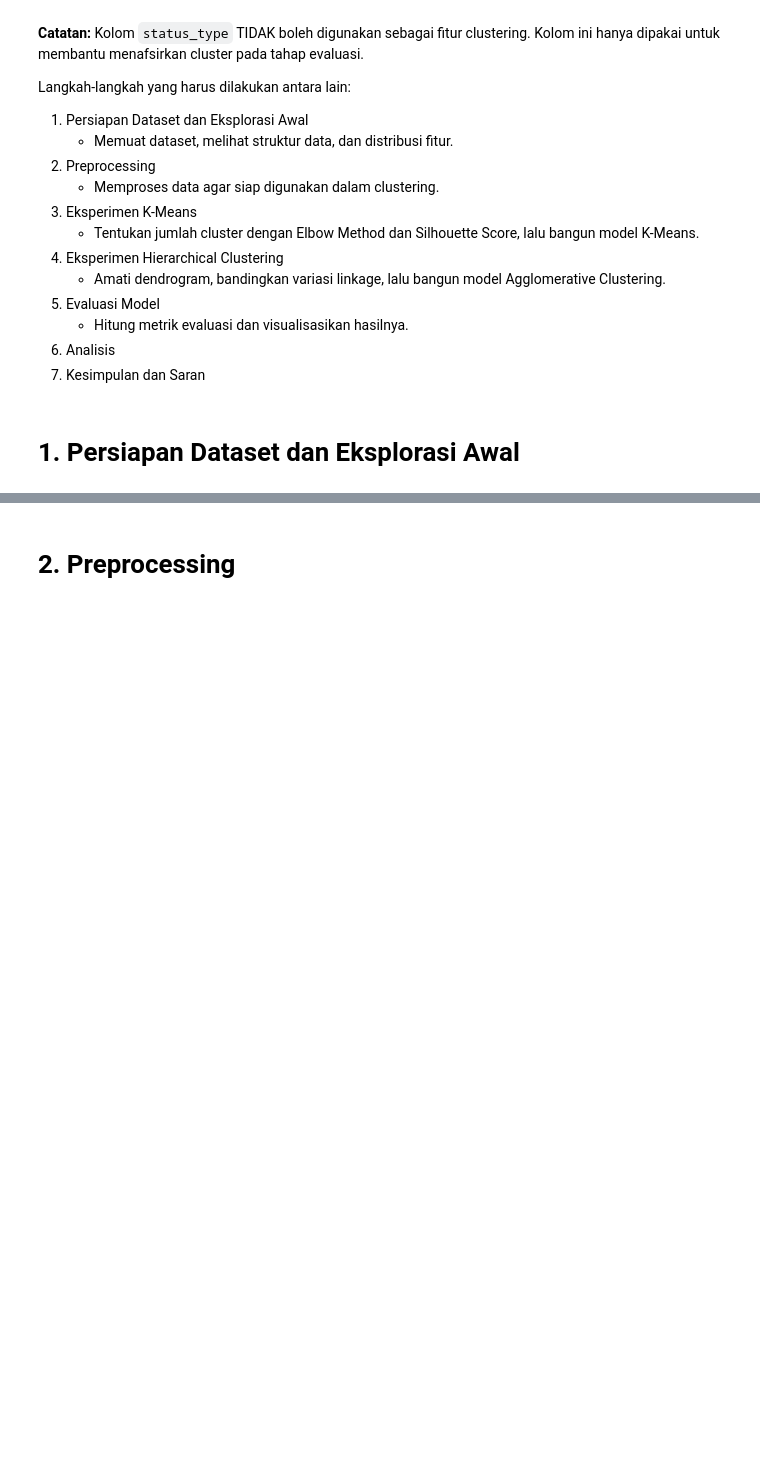
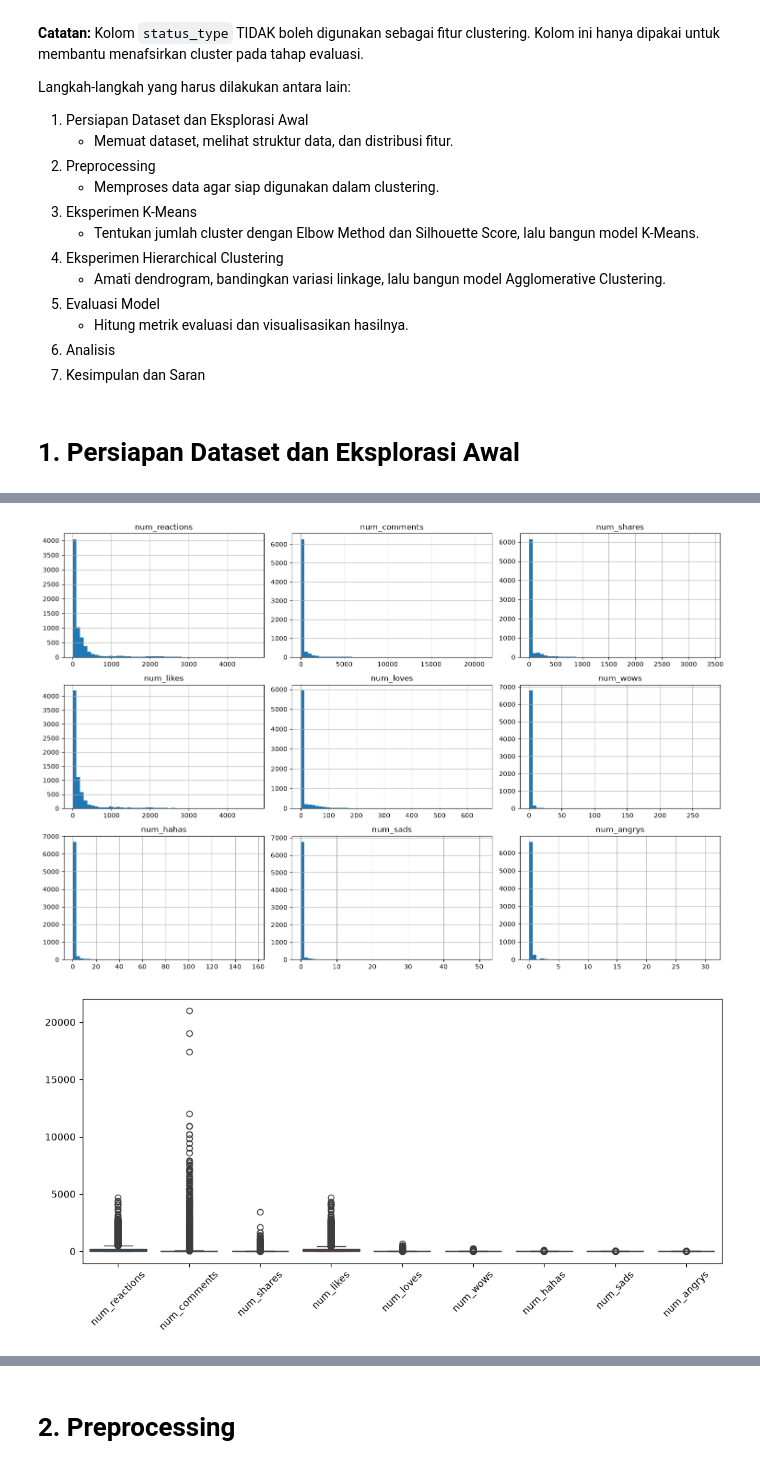
Before and after one commit to Bima-031/Modul-ML-Praktikum, a Jupyter notebook: 6. KMeans_Hierarchical Clustering/5054251031_KMeans_HC.ipynb, the cells around one changed output, grey strips where cells are left out. Cells and saved outputs as stored; diff of their text form; code cells hidden in the pictures; blank space fills up the shorter version.

```diff
--- a/6. KMeans_Hierarchical Clustering/5054251031_KMeans_HC.ipynb
+++ b/6. KMeans_Hierarchical Clustering/5054251031_KMeans_HC.ipynb
@@ -54,0 +45,10 @@ Langkah-langkah yang harus dilakukan antara lain:
+# %%
+import pandas as pd
+
+df = pd.read_csv('Live.csv')
+print(df.shape)
+print(df.dtypes)
+print(df.describe())
+print(df.isnull().sum())
+print(df.duplicated().sum())
+print(df.columns[df.isnull().all()])
@@ -54,0 +73,12 @@ Langkah-langkah yang harus dilakukan antara lain:
+# %%
+count_cols = ['num_reactions', 'num_comments', 'num_shares', 'num_likes', 'num_loves', 'num_wows', 'num_hahas', 'num_sads', 'num_angrys']
+df[count_cols].hist(figsize=(15, 10), bins=50)
+plt.tight_layout()
+plt.show()
+plt.figure(figsize=(12, 5))
+sns.boxplot(data=df[count_cols])
+plt.xticks(rotation=45)
+plt.show()
+# %% [output]
+[figure, added]
+[figure, added]
```
Also changed, not shown: parts of 63 cells of this notebook.
